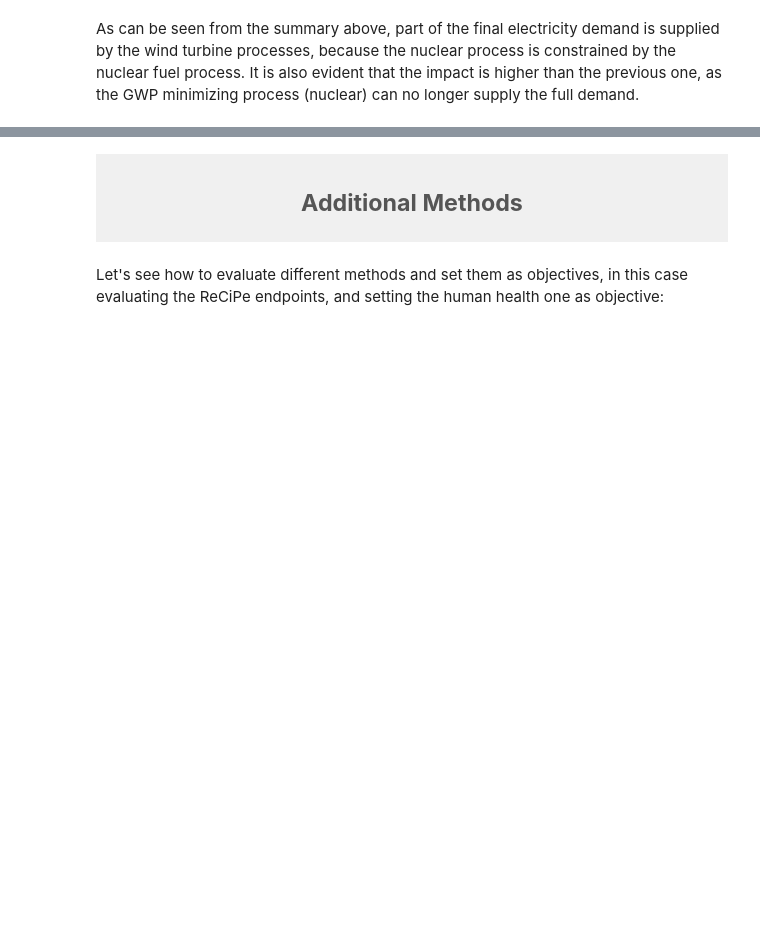
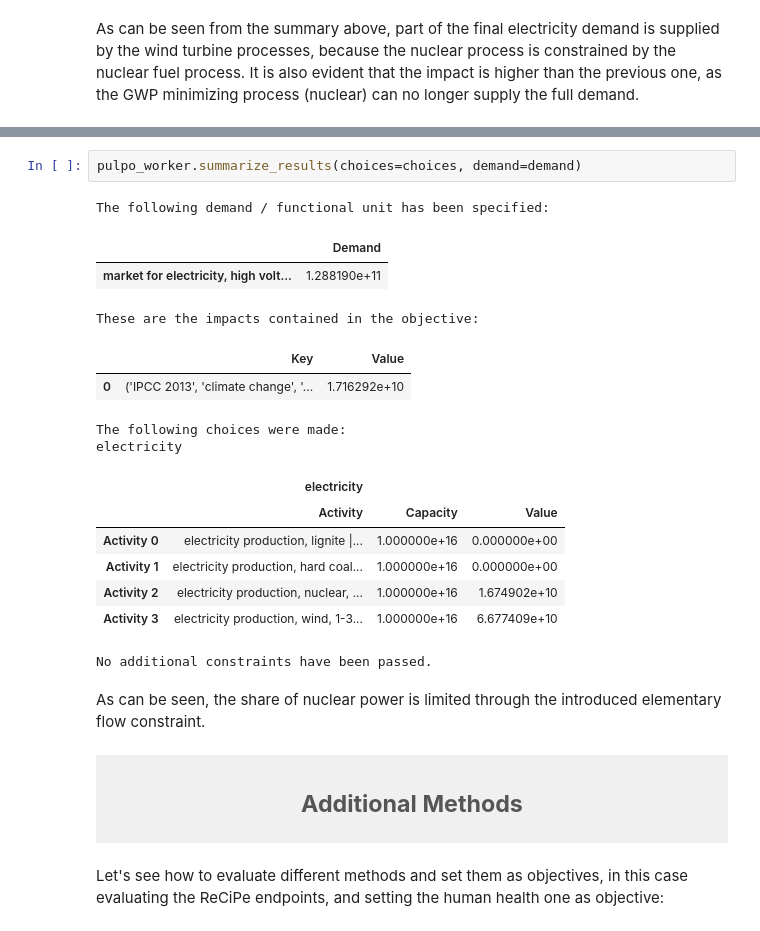
Before and after one commit to flechtenberg/pulpo, a Jupyter notebook: notebooks/electricity_showcase.ipynb, the cells around one changed output, grey strips where cells are left out. Cells and saved outputs as stored; diff of their text form; blank space fills up the shorter version.

```diff
--- a/notebooks/electricity_showcase.ipynb
+++ b/notebooks/electricity_showcase.ipynb
@@ -183,3 +326,23 @@ As can be seen from the summary above, part of the final electricity demand is s
+# %%
+pulpo_worker.summarize_results(choices=choices, demand=demand)
+# %% [output]
+The following demand / functional unit has been specified:
+|  | Demand |
+| market for electricity, high volt... | 1.288190e+11 |
+These are the impacts contained in the objective:
+|  | Key | Value |
+| 0 | ('IPCC 2013', 'climate change', '... | 1.716292e+10 |
+The following choices were made:
+electricity
+|  | electricity |  |  |
+|  | Activity | Capacity | Value |
+| Activity 0 | electricity production, lignite |... | 1.000000e+16 | 0.000000e+00 |
+| Activity 1 | electricity production, hard coal... | 1.000000e+16 | 0.000000e+00 |
+| Activity 2 | electricity production, nuclear, ... | 1.000000e+16 | 1.674902e+10 |
+| Activity 3 | electricity production, wind, 1-3... | 1.000000e+16 | 6.677409e+10 |
+No additional constraints have been passed.
+# %% [markdown]
+As can be seen, the share of nuclear power is limited through the introduced elementary flow constraint.
 # %% [markdown]
 <div style="text-align: center; background-color: #f0f0f0; padding: 10px;">
     <h2 style="font-family: 'Arial', sans-serif; font-weight: bold; color: #555;">Additional Methods</h2>
```
Also changed, not shown: parts of 26 cells of this notebook, 7 other files.
